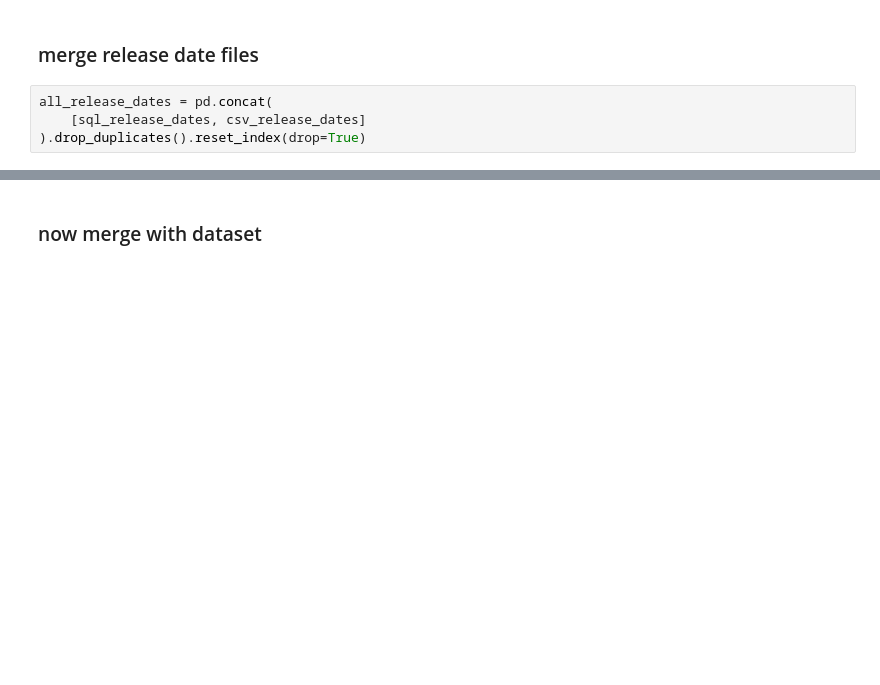
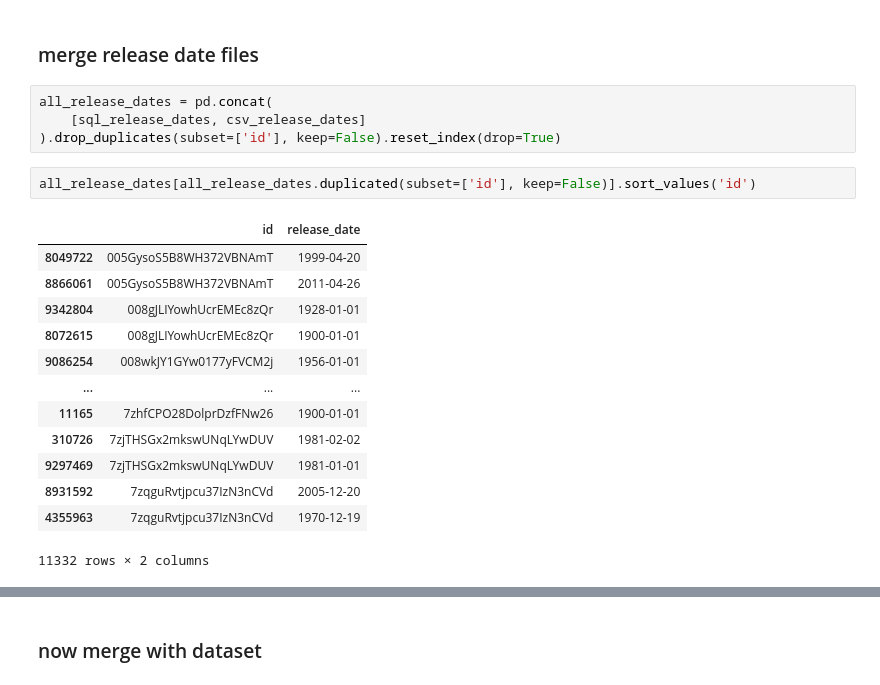
Before and after one commit to KevinCarr42/Billboard-100-Audio-Feature-Analytics, a Jupyter notebook: Kevin 820 2. Data Optimisation and Added Features.ipynb, the cells around one changed output, grey strips where cells are left out. Drawn from its saved outputs; the diff is of its cells as text; blank space fills up the shorter version.

Commit message:
removing duplicates from release dates

```diff
--- a/Kevin 820 2. Data Optimisation and Added Features.ipynb
+++ b/Kevin 820 2. Data Optimisation and Added Features.ipynb
@@ -286,4 +285,20 @@ csv_release_dates['release_date'] = pd.to_datetime(csv_release_dates['release_da
 # %%
 all_release_dates = pd.concat(
     [sql_release_dates, csv_release_dates]
-).drop_duplicates().reset_index(drop=True)
+).drop_duplicates(subset=['id'], keep=False).reset_index(drop=True)
+# %%
+all_release_dates[all_release_dates.duplicated(subset=['id'], keep=False)].sort_values('id')
+# %% [output]
+|  | id | release_date |
+| 8049722 | 005GysoS5B8WH372VBNAmT | 1999-04-20 |
+| 8866061 | 005GysoS5B8WH372VBNAmT | 2011-04-26 |
+| 9342804 | 008gJLIYowhUcrEMEc8zQr | 1928-01-01 |
+| 8072615 | 008gJLIYowhUcrEMEc8zQr | 1900-01-01 |
+| 9086254 | 008wkJY1GYw0177yFVCM2j | 1956-01-01 |
+| ... | ... | ... |
+| 11165 | 7zhfCPO28DolprDzfFNw26 | 1900-01-01 |
+| 310726 | 7zjTHSGx2mkswUNqLYwDUV | 1981-02-02 |
+| 9297469 | 7zjTHSGx2mkswUNqLYwDUV | 1981-01-01 |
+| 8931592 | 7zqguRvtjpcu37IzN3nCVd | 2005-12-20 |
+| 4355963 | 7zqguRvtjpcu37IzN3nCVd | 1970-12-19 |
+11332 rows × 2 columns
```
Also changed, not shown: parts of 71 cells of this notebook.
